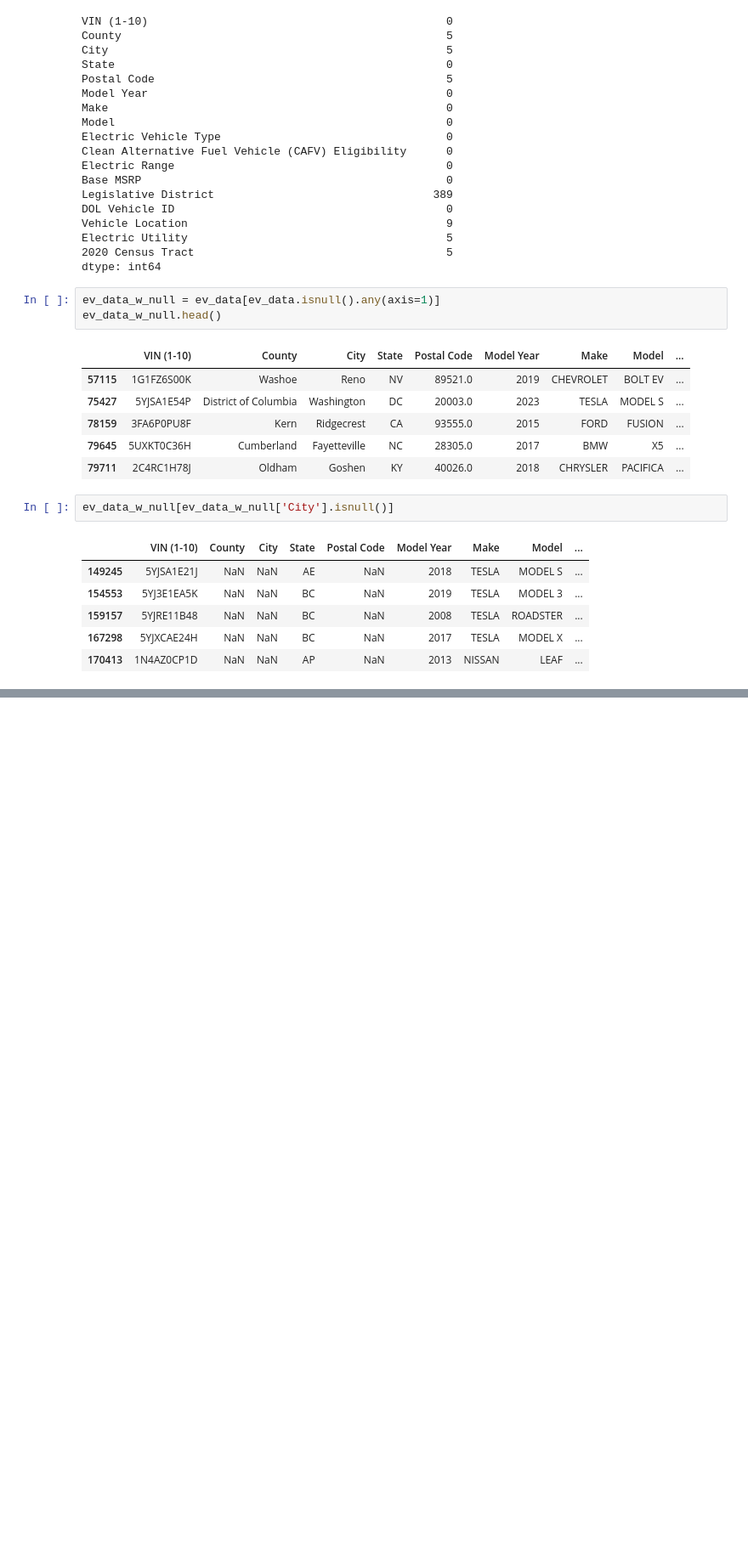
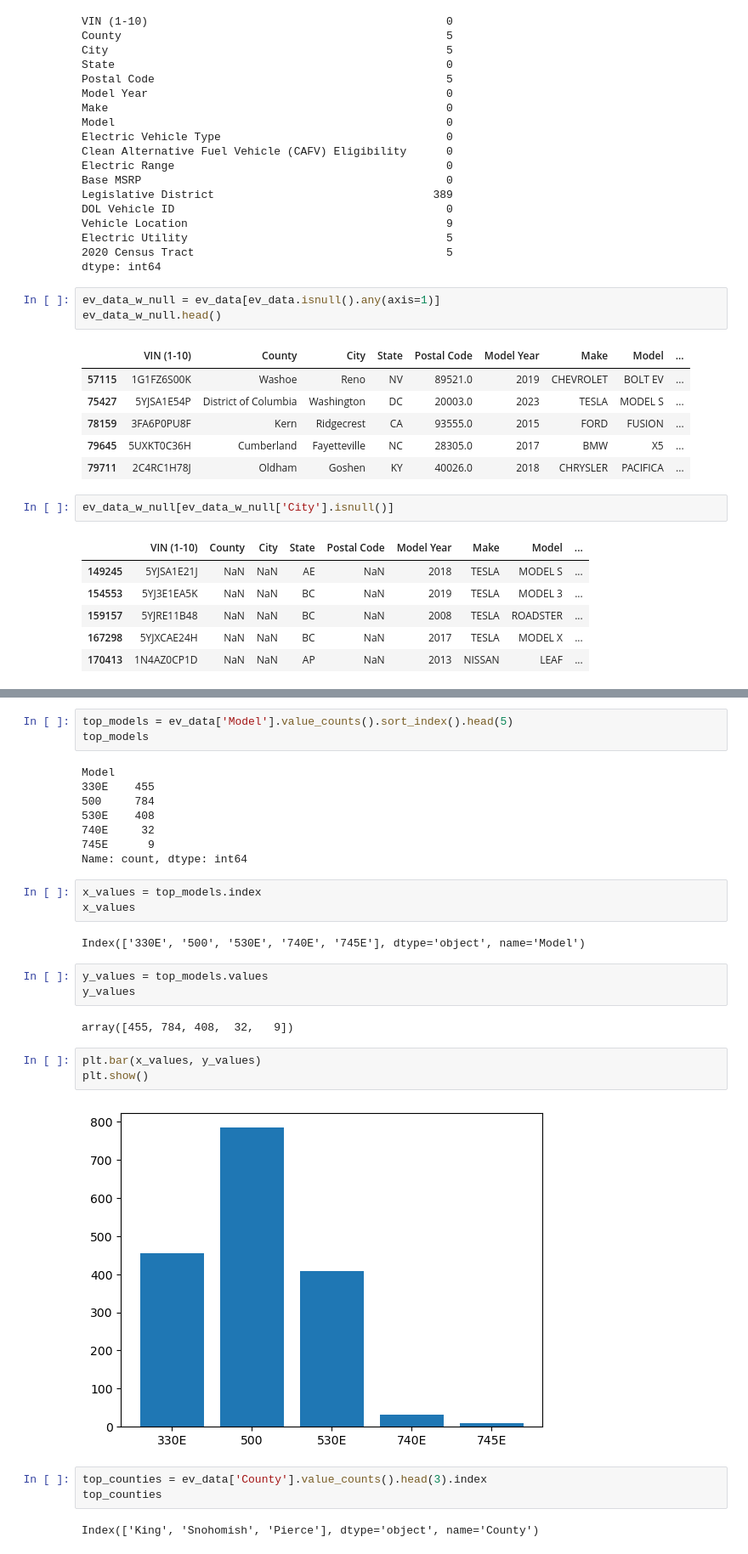
Before and after one commit to divya-manirajan/ExampleDataAnalysis, a Jupyter notebook: Practice.ipynb, the cells around one changed output, grey strips where cells are left out. Shown at 85% size. Saved outputs shown, nothing was run; the diff lists cells and outputs as text; blank space fills up the shorter version.

```diff
--- a/Practice.ipynb
+++ b/Practice.ipynb
@@ -90,0 +165,31 @@ ev_data_w_null[ev_data_w_null['City'].isnull()]
+# %%
+top_models = ev_data['Model'].value_counts().sort_index().head(5)
+top_models
+# %% [output]
+Model
+330E    455
+500     784
+530E    408
+740E     32
+745E      9
+Name: count, dtype: int64
+# %%
+x_values = top_models.index
+x_values
+# %% [output]
+Index(['330E', '500', '530E', '740E', '745E'], dtype='object', name='Model')
+# %%
+y_values = top_models.values
+y_values
+# %% [output]
+array([455, 784, 408,  32,   9])
+# %%
+plt.bar(x_values, y_values)
+plt.show()
+# %% [output]
+[figure, added]
+# %%
+top_counties = ev_data['County'].value_counts().head(3).index
+top_counties
+# %% [output]
+Index(['King', 'Snohomish', 'Pierce'], dtype='object', name='County')
```
Also changed, not shown: parts of 9 cells of this notebook.
